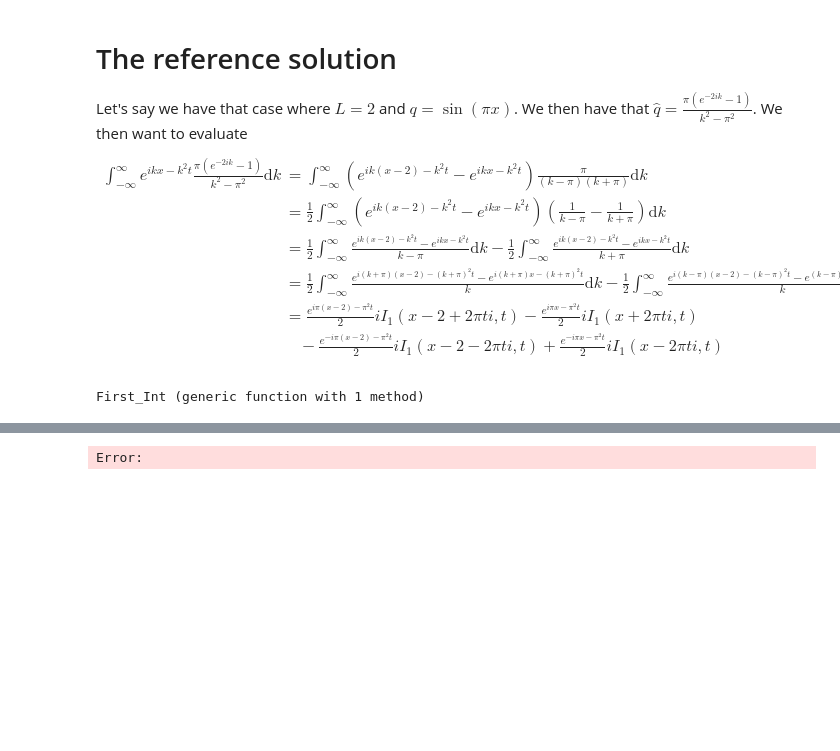
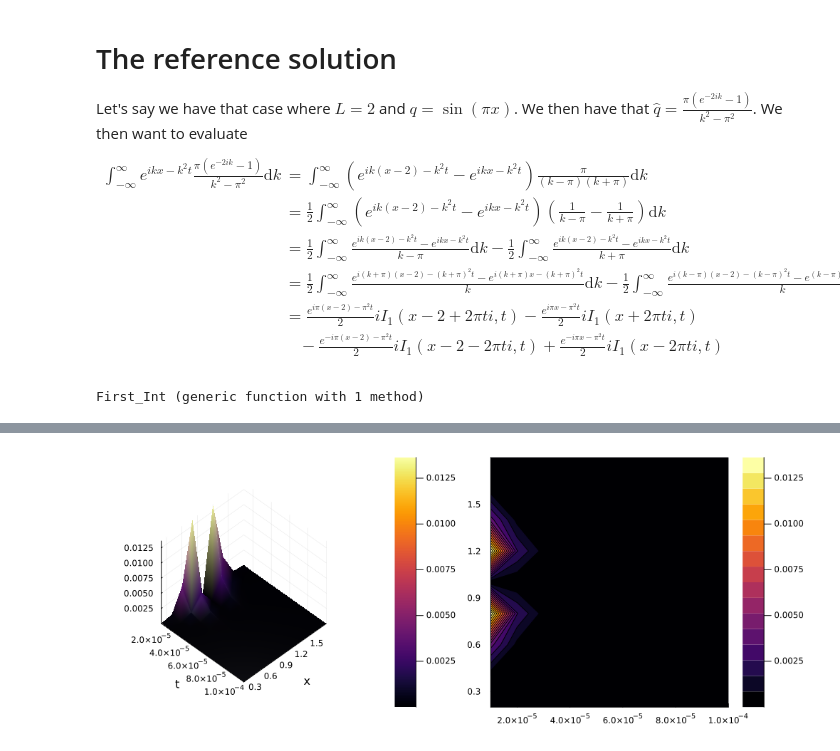
Before and after one commit to WietseVaes/NUTM-timestep, a Jupyter notebook: Memos/First Integral.ipynb, the cells around one changed output, grey strips where cells are left out. Cells and saved outputs as stored; diff of their text form; code cells hidden in the pictures; blank space fills up the shorter version.

```diff
--- a/Memos/First Integral.ipynb
+++ b/Memos/First Integral.ipynb
@@ -129,7 +138,7 @@ contourf!(tt,xx, real.(SS), subplot = 2)
 # %%
 plot(layout = grid(1, 2),size=(1000,400));
-surface!(tt,xx, abs.(ERR), camera = (45, 45), xlabel = "t", ylabel = "x", subplot = 1)
+surface!(tt,xx, abs.(ERR) .+ 1e-18, camera = (45, 45), xlabel = "t", ylabel = "x", logscale=true, subplot = 1)
 t = 0:.01:L
 contourf!(tt,xx, abs.(ERR), subplot = 2)
 # %% [output]
-Error:
+[figure, added]
```
Also changed, not shown: parts of 7 cells of this notebook.
